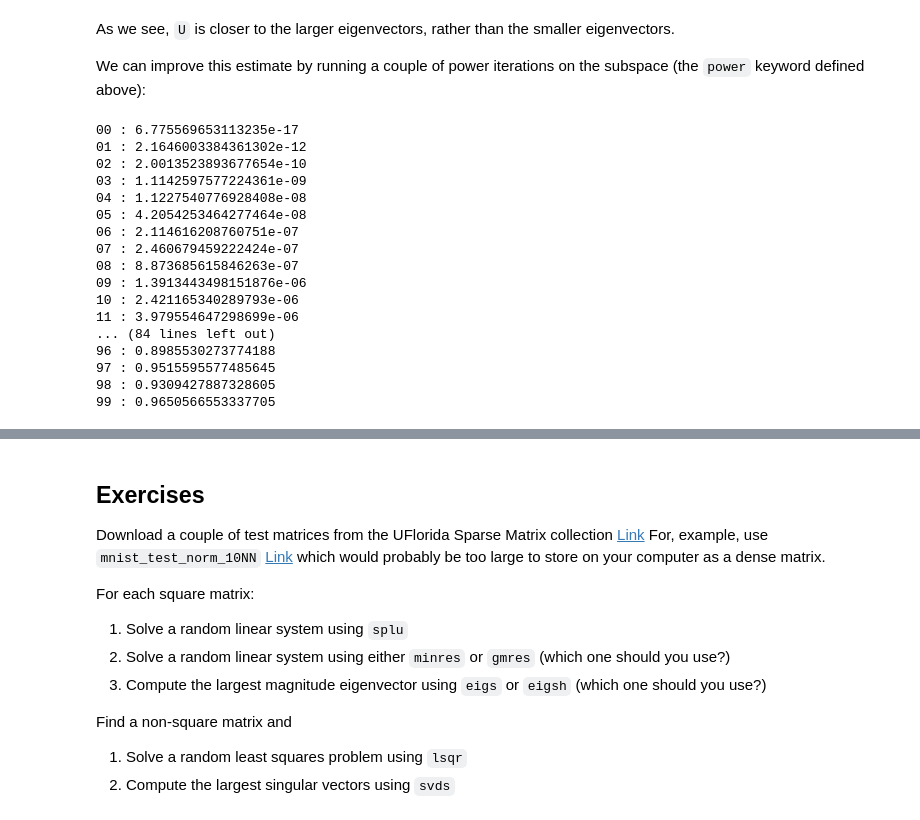
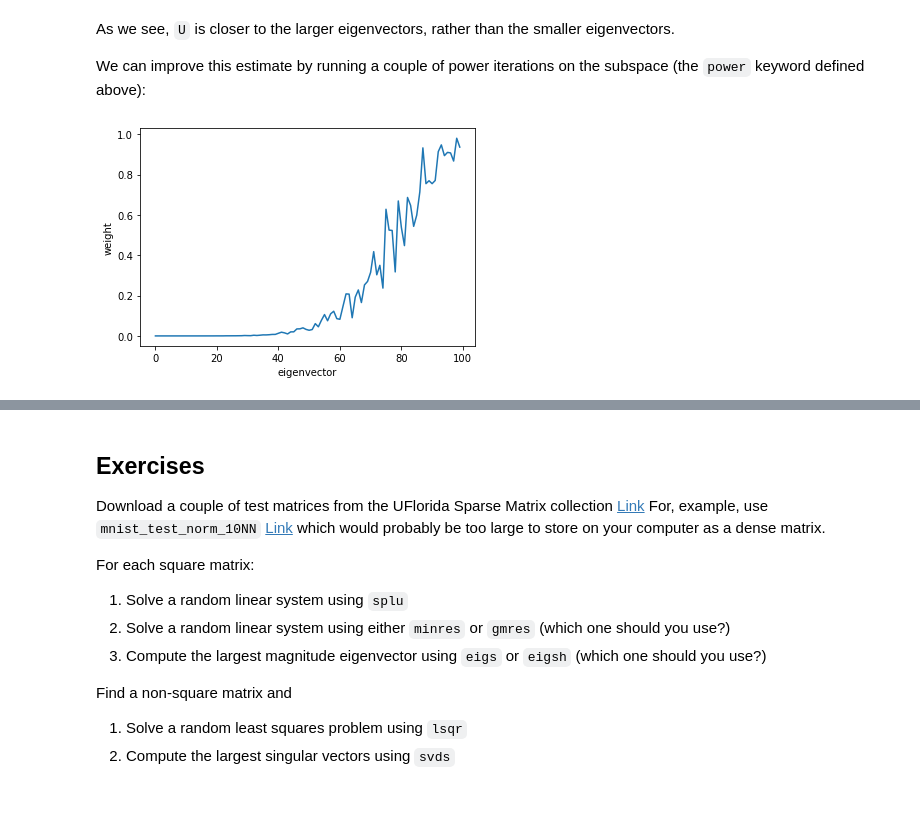
Before and after one commit to caam37830/book, a Jupyter notebook: _sources/02_linear_algebra/sparse_linalg.ipynb, the cells around one changed output, grey strips where cells are left out. Drawn from its saved outputs; the diff is of its cells as text; code cells hidden in the pictures.

```diff
--- a/_sources/02_linear_algebra/sparse_linalg.ipynb
+++ b/_sources/02_linear_algebra/sparse_linalg.ipynb
@@ -264,23 +296,15 @@ As we see, `U` is closer to the larger eigenvectors, rather than the smaller eig
 We can improve this estimate by running a couple of power iterations on the subspace (the `power` keyword defined above):
 # %%
 U = random_span_k(D, k, power=5)
+Ui_norms = []
 for i in range(n):
-    print("{:02d} : {}".format(i, np.linalg.norm(U[i])))
+    Ui_norms.append(np.linalg.norm(U[i]))
+
+#     print("{:02d} : {}".format(i, np.linalg.norm(U[i])))
+
+plt.plot(Ui_norms)
+plt.xlabel('eigenvector')
+plt.ylabel('weight')
+plt.show()
 # %% [output]
-00 : 6.775569653113235e-17
-01 : 2.1646003384361302e-12
-02 : 2.0013523893677654e-10
-03 : 1.1142597577224361e-09
-04 : 1.1227540776928408e-08
-05 : 4.2054253464277464e-08
-06 : 2.114616208760751e-07
-07 : 2.460679459222424e-07
-08 : 8.873685615846263e-07
-09 : 1.3913443498151876e-06
-10 : 2.421165340289793e-06
-11 : 3.979554647298699e-06
-... (84 lines left out)
-96 : 0.8985530273774188
-97 : 0.9515595577485645
-98 : 0.9309427887328605
-99 : 0.9650566553337705
+[figure, added]
```
Also changed, not shown: parts of 16 cells of this notebook, 24 other files.
